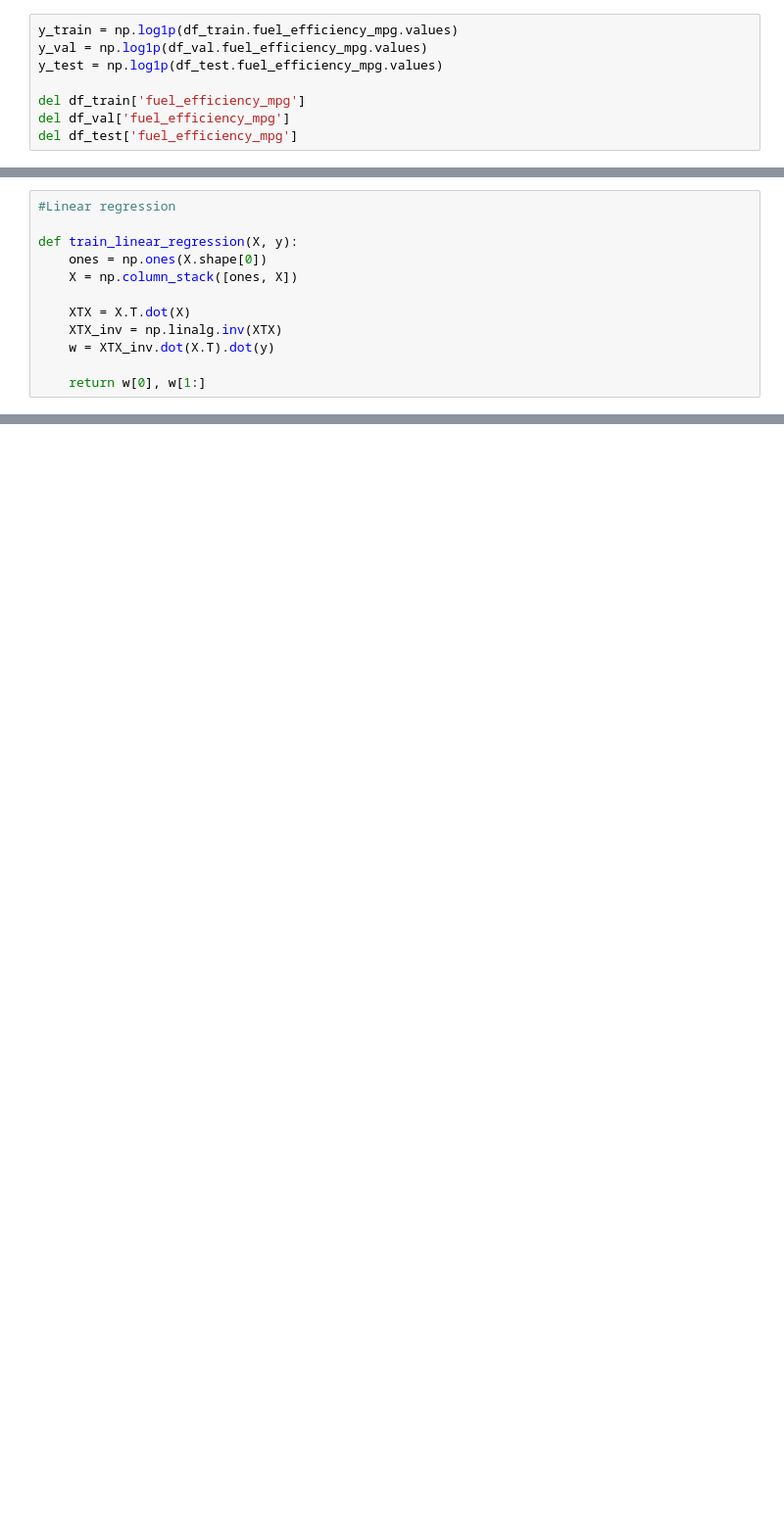
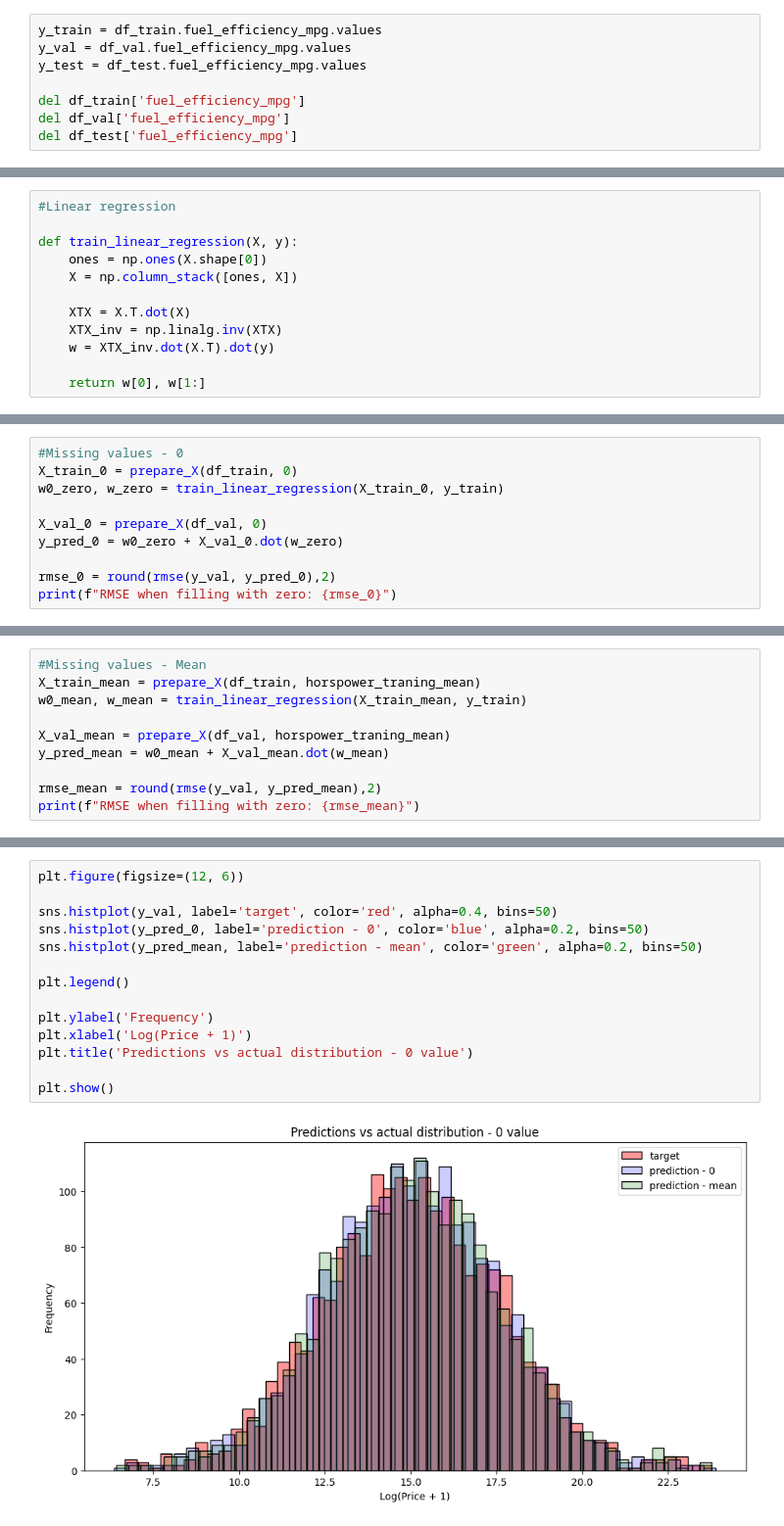
Before and after one commit to anesgolubic/ml-zoomcamp, a Jupyter notebook: 01/02/02 - Homework.ipynb, the cells around one changed output, grey strips where cells are left out. Shown at 98% size. Drawn from its saved outputs; the diff is of its cells as text; blank space fills up the shorter version.

```diff
--- a/01/02/02 - Homework.ipynb
+++ b/01/02/02 - Homework.ipynb
@@ -69,7 +78,7 @@ df_test = df_shuffled.iloc[n_train+n_val:].copy()
 # %%
-y_train = np.log1p(df_train.fuel_efficiency_mpg.values)
-y_val = np.log1p(df_val.fuel_efficiency_mpg.values)
-y_test = np.log1p(df_test.fuel_efficiency_mpg.values)
+y_train = df_train.fuel_efficiency_mpg.values
+y_val = df_val.fuel_efficiency_mpg.values
+y_test = df_test.fuel_efficiency_mpg.values
 
 del df_train['fuel_efficiency_mpg']
 del df_val['fuel_efficiency_mpg']
@@ -146,0 +132,10 @@ df_train
+# %%
+#Missing values - 0
+X_train_0 = prepare_X(df_train, 0)
+w0_zero, w_zero = train_linear_regression(X_train_0, y_train)
+
+X_val_0 = prepare_X(df_val, 0)
+y_pred_0 = w0_zero + X_val_0.dot(w_zero)
+
+rmse_0 = round(rmse(y_val, y_pred_0),2)
+print(f"RMSE when filling with zero: {rmse_0}")
@@ -146,0 +144,10 @@ df_train
+# %%
+#Missing values - Mean
+X_train_mean = prepare_X(df_train, horspower_traning_mean)
+w0_mean, w_mean = train_linear_regression(X_train_mean, y_train)
+
+X_val_mean = prepare_X(df_val, horspower_traning_mean)
+y_pred_mean = w0_mean + X_val_mean.dot(w_mean)
+
+rmse_mean = round(rmse(y_val, y_pred_mean),2)
+print(f"RMSE when filling with zero: {rmse_mean}")
@@ -146,0 +156,16 @@ df_train
+# %%
+plt.figure(figsize=(12, 6))
+
+sns.histplot(y_val, label='target', color='red', alpha=0.4, bins=50)
+sns.histplot(y_pred_0, label='prediction - 0', color='blue', alpha=0.2, bins=50)
+sns.histplot(y_pred_mean, label='prediction - mean', color='green', alpha=0.2, bins=50)
+
+plt.legend()
+
+plt.ylabel('Frequency')
+plt.xlabel('Log(Price + 1)')
+plt.title('Predictions vs actual distribution - 0 value')
+
+plt.show()
+# %% [output]
+[figure, added]
```
Also changed, not shown: parts of 29 cells of this notebook.
